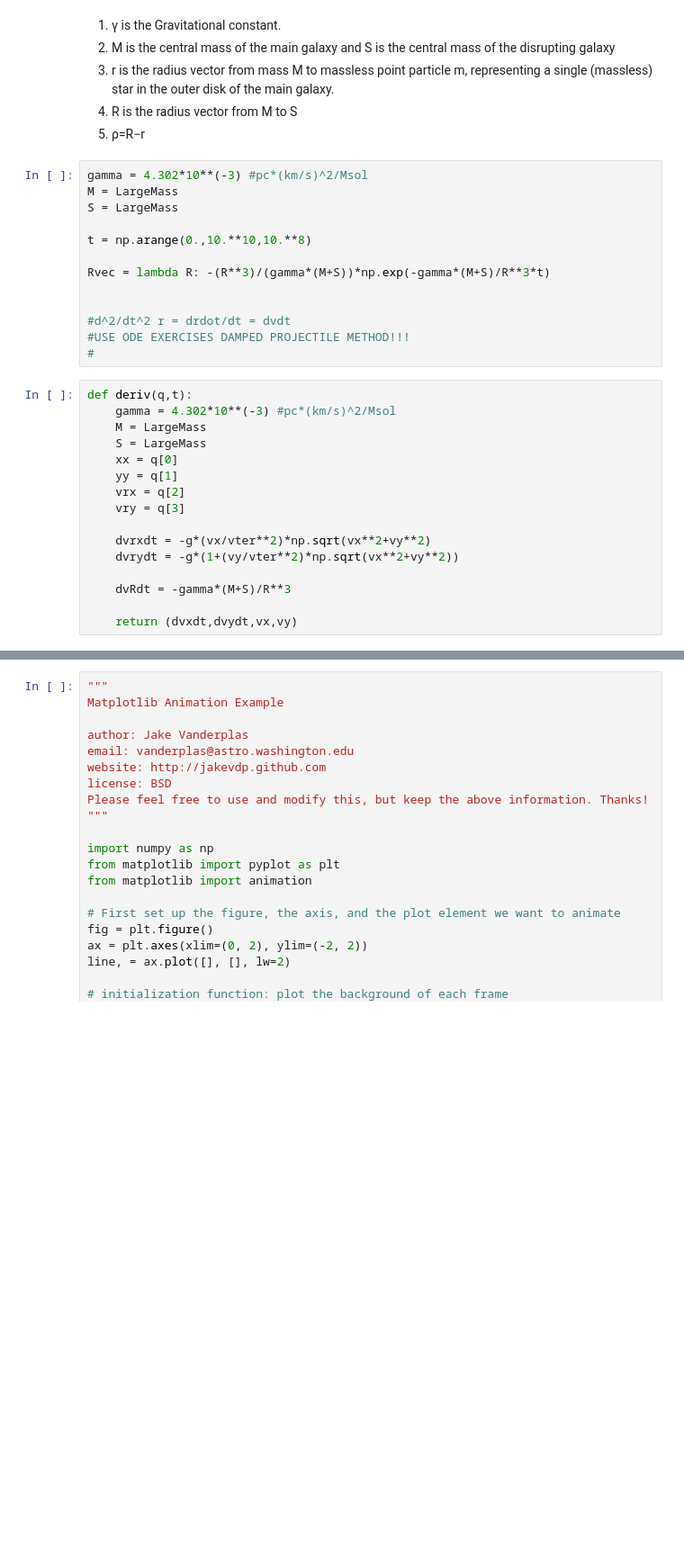
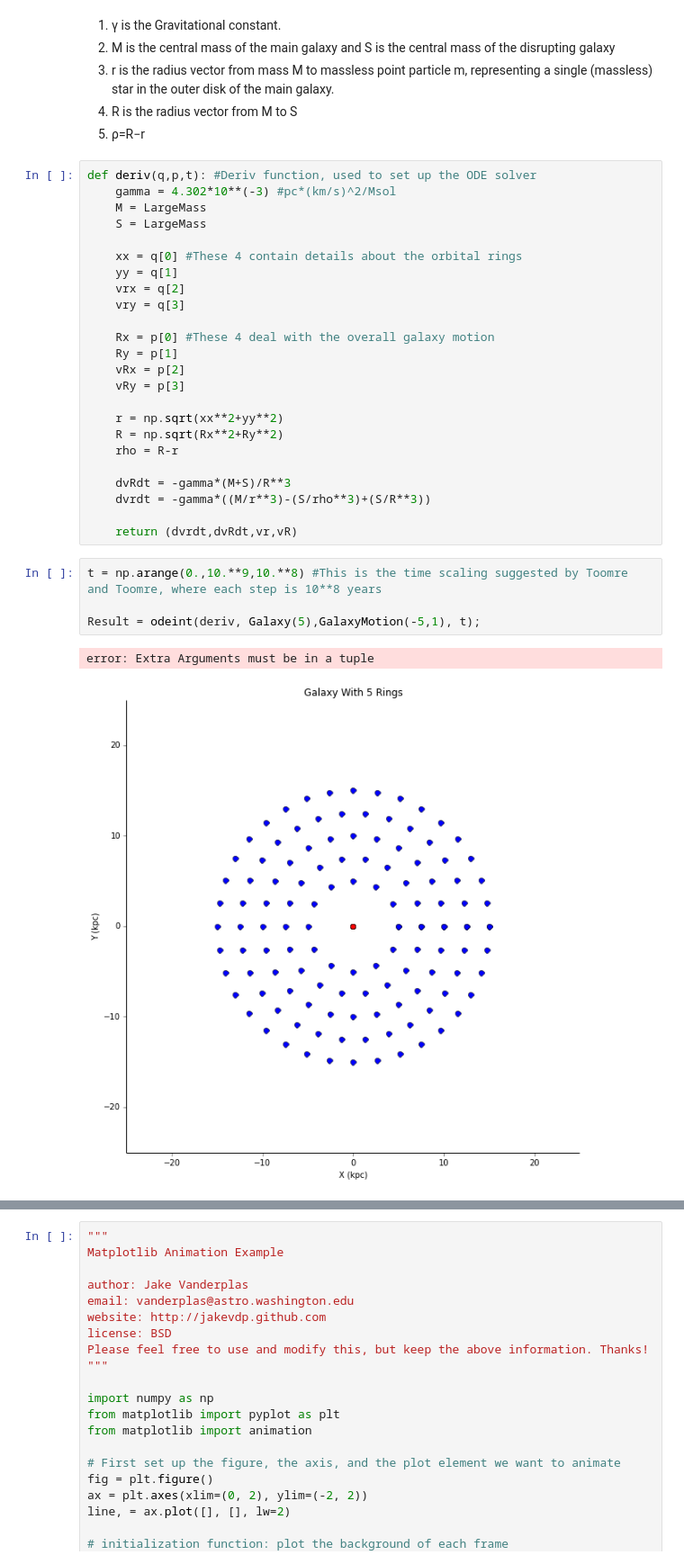
Before and after one commit to callen09/PHYS202-S14, a Jupyter notebook: GalaxyMerger/GalaxyMergerWork.ipynb, the cells around one changed output, grey strips where cells are left out. Shown at 90% size. Drawn from its saved outputs; the diff is of its cells as text; blank space fills up the shorter version.

```diff
--- a/GalaxyMerger/GalaxyMergerWork.ipynb
+++ b/GalaxyMerger/GalaxyMergerWork.ipynb
@@ -202,32 +285,34 @@ Galaxy(5)
 3. r is the radius vector from mass M to massless point particle m, representing a single (massless) star in the outer disk of the main galaxy.
 4. R is the radius vector from M to S
 5. ρ=R−r
-# %%
-gamma = 4.302*10**(-3) #pc*(km/s)^2/Msol
-M = LargeMass
-S = LargeMass
-
-t = np.arange(0.,10.**10,10.**8)
-
-Rvec = lambda R: -(R**3)/(gamma*(M+S))*np.exp(-gamma*(M+S)/R**3*t)
-
-
-#d^2/dt^2 r = drdot/dt = dvdt
-#USE ODE EXERCISES DAMPED PROJECTILE METHOD!!!
-#
 # %%
-def deriv(q,t):
+def deriv(q,p,t): #Deriv function, used to set up the ODE solver
     gamma = 4.302*10**(-3) #pc*(km/s)^2/Msol
     M = LargeMass
     S = LargeMass
-    xx = q[0]
+
+    xx = q[0] #These 4 contain details about the orbital rings
     yy = q[1]
     vrx = q[2]
     vry = q[3]
 
-    dvrxdt = -g*(vx/vter**2)*np.sqrt(vx**2+vy**2)
-    dvrydt = -g*(1+(vy/vter**2)*np.sqrt(vx**2+vy**2))
+    Rx = p[0] #These 4 deal with the overall galaxy motion
+    Ry = p[1]
+    vRx = p[2]
+    vRy = p[3]
+
+    r = np.sqrt(xx**2+yy**2)
+    R = np.sqrt(Rx**2+Ry**2)
+    rho = R-r
 
     dvRdt = -gamma*(M+S)/R**3
+    dvrdt = -gamma*((M/r**3)-(S/rho**3)+(S/R**3))
 
-    return (dvxdt,dvydt,vx,vy)
+    return (dvrdt,dvRdt,vr,vR)
+# %%
+t = np.arange(0.,10.**9,10.**8) #This is the time scaling suggested by Toomre and Toomre, where each step is 10**8 years
+
+Result = odeint(deriv, Galaxy(5),GalaxyMotion(-5,1), t);
+# %% [output]
+error: Extra Arguments must be in a tuple
+[figure, added]
```
Also changed, not shown: parts of 10 cells of this notebook, 1 other file.
